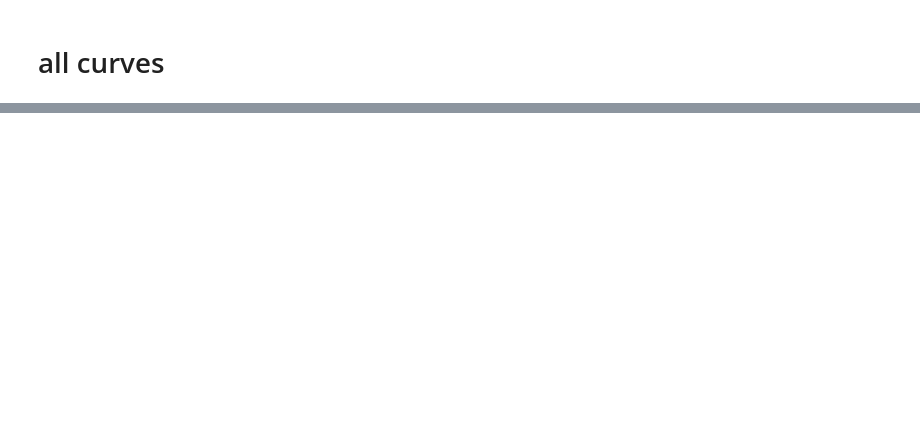
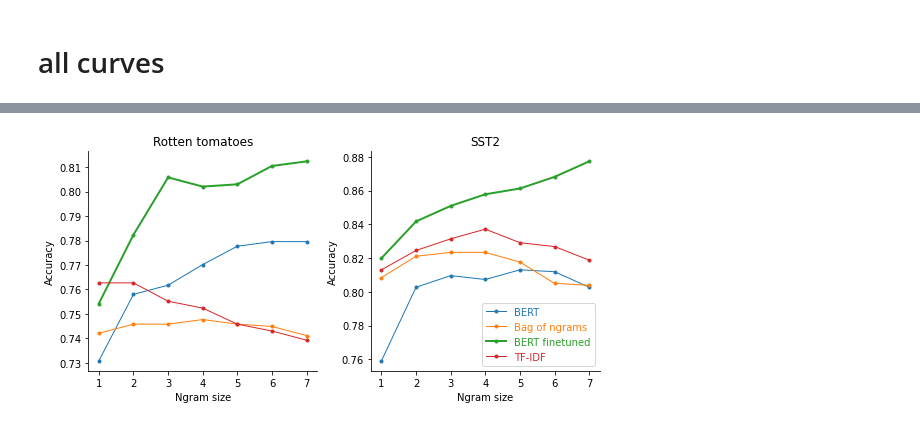
Before and after one commit to csinva/imodelsX, a Jupyter notebook: 05_analyze_curves.ipynb, the cells around one changed output, grey strips where cells are left out. Cells and saved outputs as stored; diff of their text form; code cells hidden in the pictures; blank space fills up the shorter version.

```diff
--- a/05_analyze_curves.ipynb
+++ b/05_analyze_curves.ipynb
@@ -113,0 +120,26 @@ for dset in ['rotten_tomatoes', 'sst2']: # rs.dataset.unique():
+# %%
+plt.figure(figsize=(8, 4))
+for i, dset in enumerate(['rotten_tomatoes', 'sst2']):
+    r = rs[rs.dataset == dset]
+    plt.subplot(1, 2, i + 1)
+    plt.title(f'{data.DSETS_RENAME_DICT.get(dset)}')
+    d = r[r.subsample == subsample]
+
+    curve = d.groupby(['checkpoint', 'all', 'norm'])
+    for key, group in curve:
+        g = group.sort_values('ngrams')
+        label = data.COLUMNS_RENAME_DICT.get(key[0], 'BERT finetuned')
+        lw = 2 if label == 'BERT finetuned' else 1
+        plt.plot(g.ngrams, g.acc_val, '.-', label=label, lw=lw)
+    plt.ylabel(f'Accuracy')
+    plt.xlabel('Ngram size')
+#     plt.legend()
+#         dvu.line_legend(fontsize=12)
+
+    plt.tight_layout()
+plt.legend(labelcolor='linecolor')
+plt.savefig(f'results/acc_by_ngrams_full.pdf')
+#     plt.show()
+    #     print(curve)
+# %% [output]
+[figure, added]
```
Also changed, not shown: parts of 4 cells of this notebook, 4 other files.
